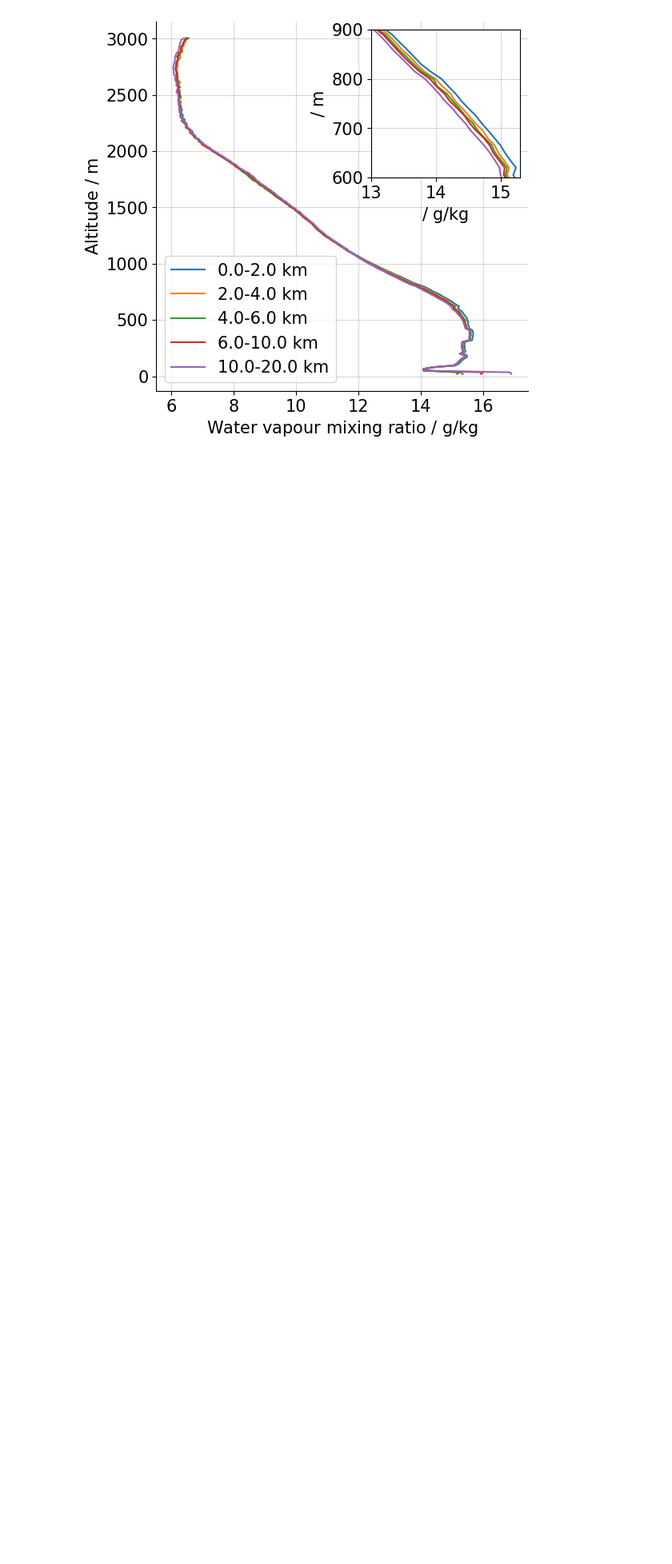
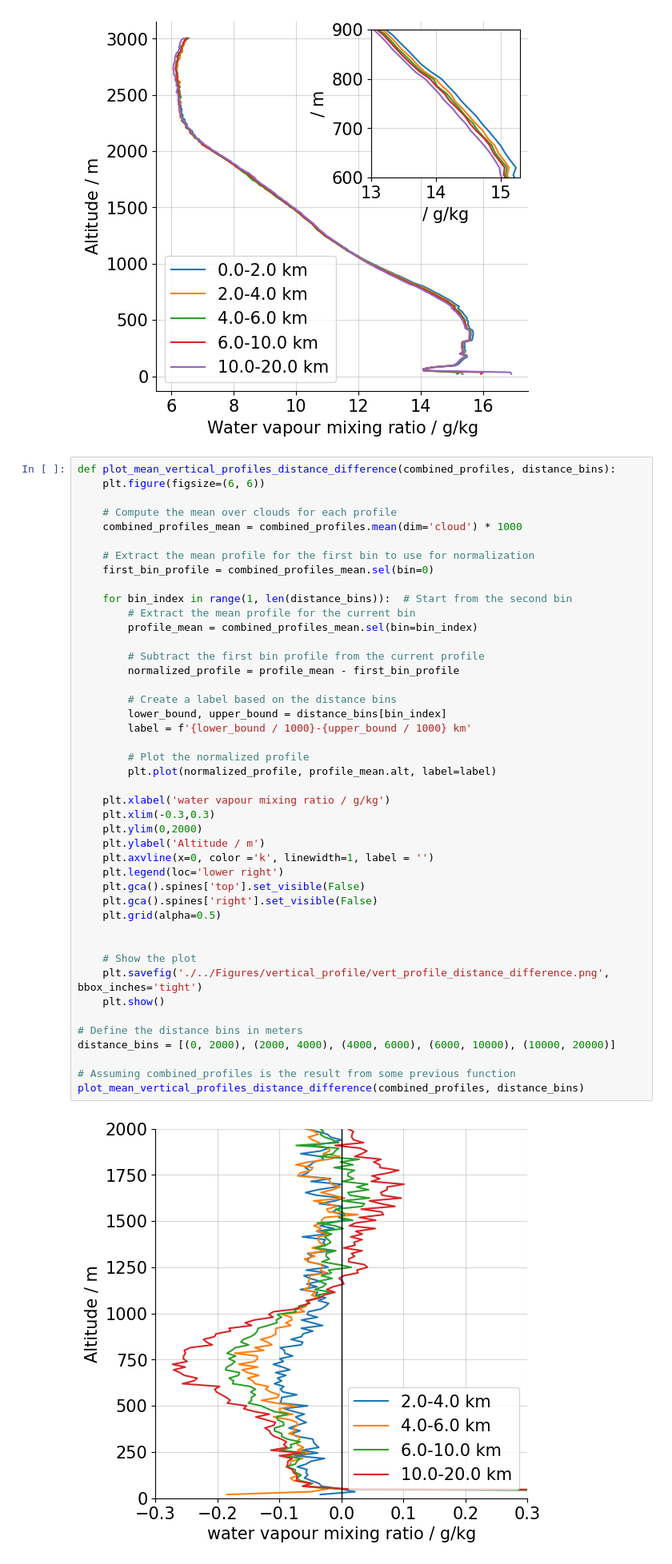
Before and after one commit to mariusrixen/Humidity_haloes, a Jupyter notebook: plotting_functions/vertical_profiles.ipynb, the cells around one changed output. Shown at 80% size. Cells and saved outputs as stored; diff of their text form; blank space fills up the shorter version.

```diff
--- a/plotting_functions/vertical_profiles.ipynb
+++ b/plotting_functions/vertical_profiles.ipynb
@@ -250,6 +311,52 @@ distance_bins = [(0, 2000), (2000, 4000), (4000, 6000), (6000, 10000), (10000, 2
 plot_mean_vertical_profiles_distance(combined_profiles, distance_bins)
 # %% [output]
 [figure]
+# %%
+def plot_mean_vertical_profiles_distance_difference(combined_profiles, distance_bins):
+    plt.figure(figsize=(6, 6))
+
+    # Compute the mean over clouds for each profile
+    combined_profiles_mean = combined_profiles.mean(dim='cloud') * 1000
+
+    # Extract the mean profile for the first bin to use for normalization
+    first_bin_profile = combined_profiles_mean.sel(bin=0)
+
+    for bin_index in range(1, len(distance_bins)):  # Start from the second bin
+        # Extract the mean profile for the current bin
+        profile_mean = combined_profiles_mean.sel(bin=bin_index)
+
+        # Subtract the first bin profile from the current profile
+        normalized_profile = profile_mean - first_bin_profile
+
+        # Create a label based on the distance bins
+        lower_bound, upper_bound = distance_bins[bin_index]
+        label = f'{lower_bound / 1000}-{upper_bound / 1000} km'
+
+        # Plot the normalized profile
+        plt.plot(normalized_profile, profile_mean.alt, label=label)
+
+    plt.xlabel('water vapour mixing ratio / g/kg')
+    plt.xlim(-0.3,0.3)
+    plt.ylim(0,2000)
+    plt.ylabel('Altitude / m')
+    plt.axvline(x=0, color ='k', linewidth=1, label = '')
+    plt.legend(loc='lower right')
+    plt.gca().spines['top'].set_visible(False)
+    plt.gca().spines['right'].set_visible(False)
+    plt.grid(alpha=0.5)
+
+
+    # Show the plot
+    plt.savefig('./../Figures/vertical_profile/vert_profile_distance_difference.png', bbox_inches='tight')
+    plt.show()
+
+# Define the distance bins in meters
+distance_bins = [(0, 2000), (2000, 4000), (4000, 6000), (6000, 10000), (10000, 20000)]
+
+# Assuming combined_profiles is the result from some previous function
+plot_mean_vertical_profiles_distance_difference(combined_profiles, distance_bins)
+# %% [output]
+[figure, added]
 # %% [markdown]
 ### Plots of up/down-wind differences
 # %% [markdown]
```
Also changed, not shown: parts of 2 cells of this notebook, 13 other files.
